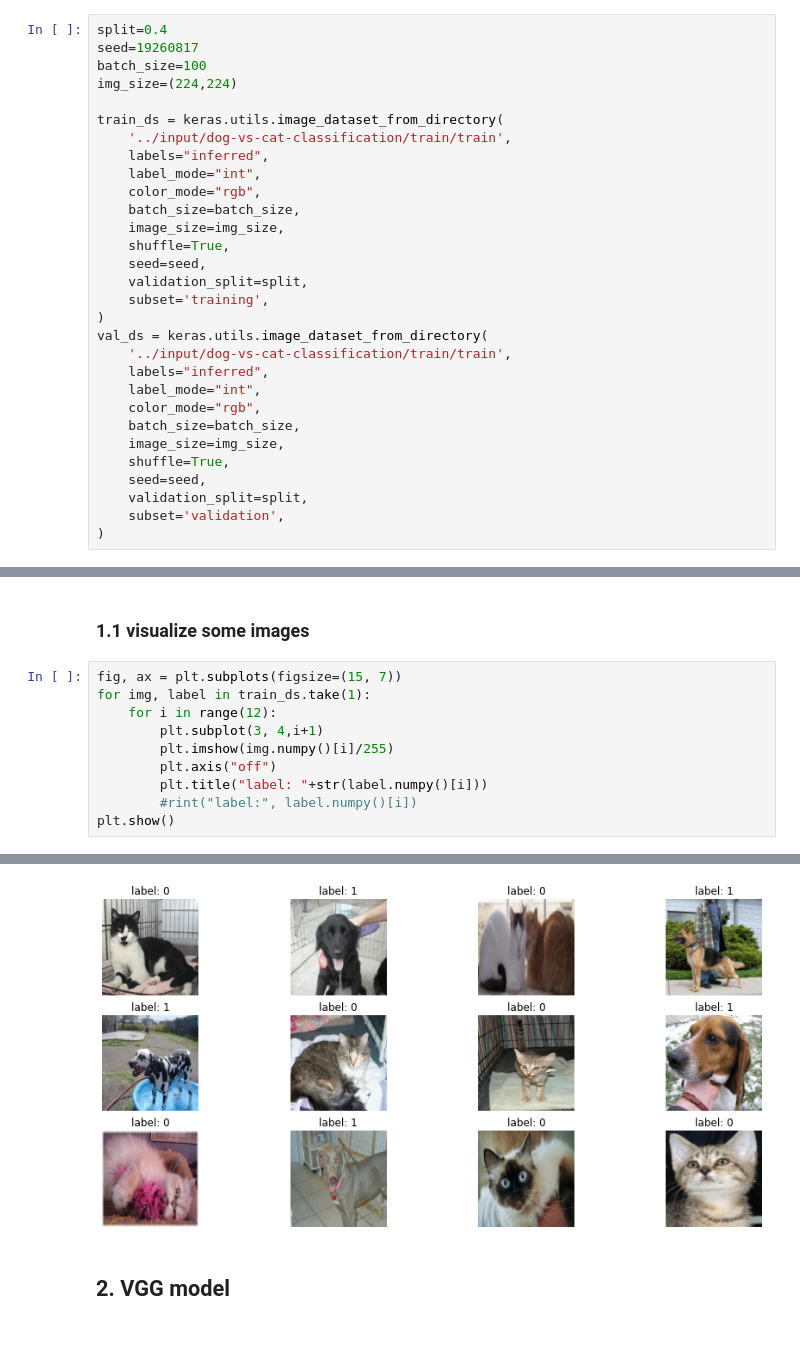
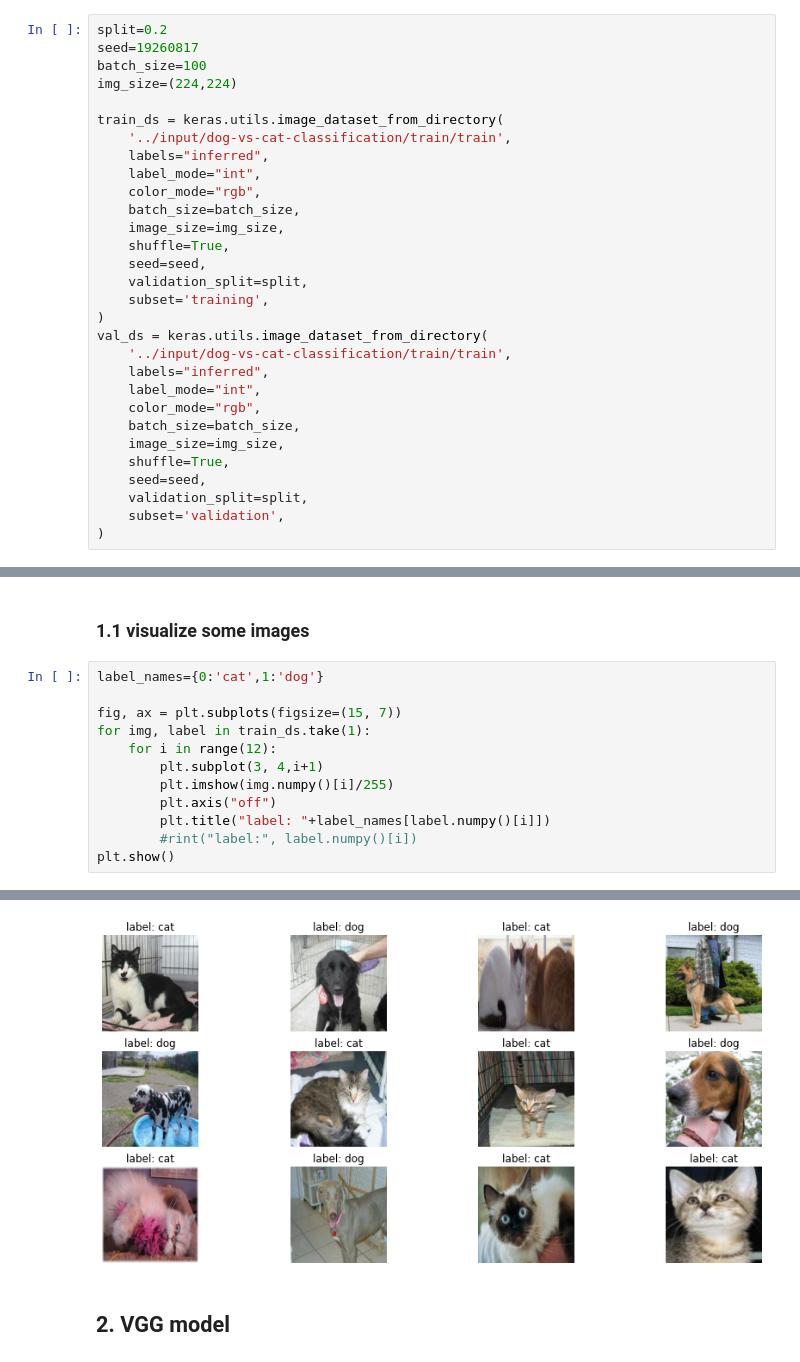
Before and after one commit to Concyclics/KaggleNotebook, a Jupyter notebook: dog-vs-cat-classification-vgg-model.ipynb, the cells around one changed output, grey strips where cells are left out. Saved outputs shown, nothing was run; the diff lists cells and outputs as text.

```diff
--- a/dog-vs-cat-classification-vgg-model.ipynb
+++ b/dog-vs-cat-classification-vgg-model.ipynb
@@ -16,7 +16,7 @@ import pylab
 # %% [markdown]
 ## 1. Load datas
 # %%
-split=0.4
+split=0.2
 seed=19260817
 batch_size=100
 img_size=(224,224)
@@ -65,13 +65,15 @@ Using 10000 files for validation.
 # %% [markdown]
 ### 1.1 visualize some images
 # %%
+label_names={0:'cat',1:'dog'}
+
 fig, ax = plt.subplots(figsize=(15, 7))
 for img, label in train_ds.take(1):
     for i in range(12):
         plt.subplot(3, 4,i+1)
         plt.imshow(img.numpy()[i]/255)
         plt.axis("off")
-        plt.title("label: "+str(label.numpy()[i]))
+        plt.title("label: "+label_names[label.numpy()[i]])
         #rint("label:", label.numpy()[i])
 plt.show()
 # %% [output]
@@ -79,3 +81,3 @@ plt.show()
-[figure, old version]
+[figure, new version]
 # %% [markdown]
 ## 2. VGG model
```
Also changed, not shown: parts of 30 cells of this notebook.
